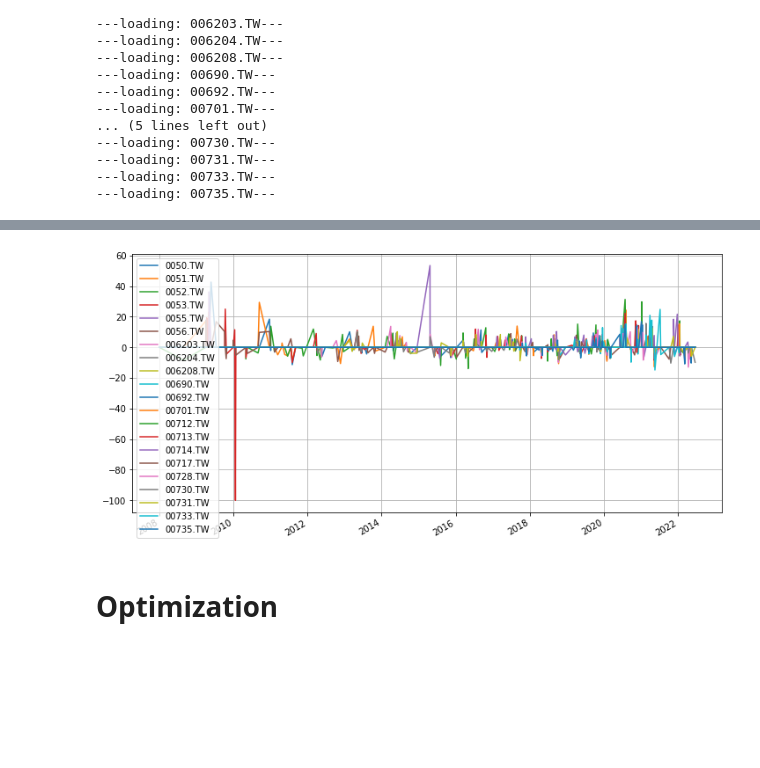
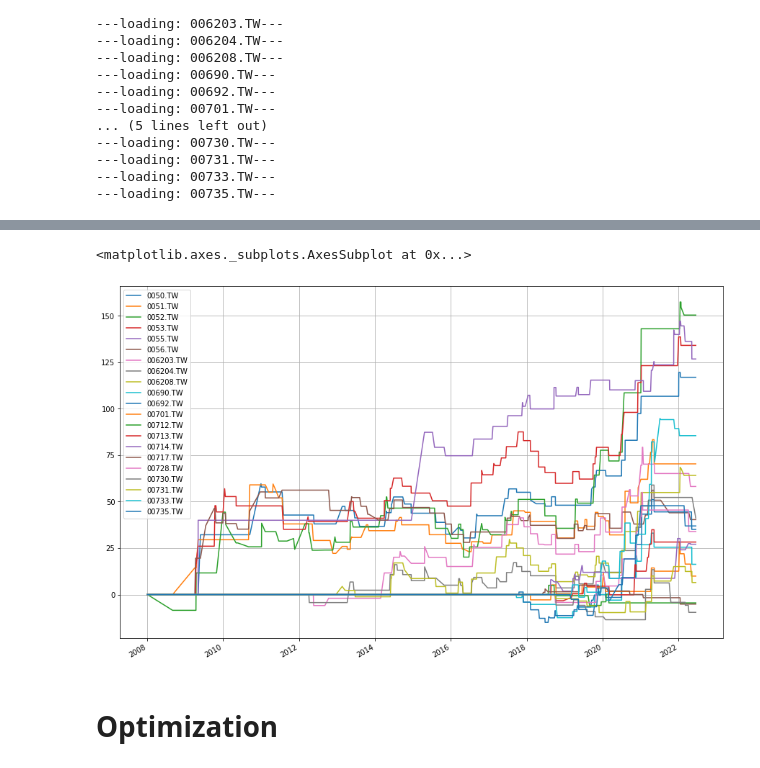
Before and after one commit to benson85560/yuanta, a Jupyter notebook: NEW_Div_yld_ATC_Strategy.ipynb, the cells around one changed output, grey strips where cells are left out. Saved outputs shown, nothing was run; the diff lists cells and outputs as text; code cells hidden in the pictures; blank space fills up the shorter version.

```diff
--- a/NEW_Div_yld_ATC_Strategy.ipynb
+++ b/NEW_Div_yld_ATC_Strategy.ipynb
@@ -534,7 +535,8 @@ dtype: float64 mean : inf
 # %%
-equity.plot(grid=True, figsize=(12, 6));
+np.cumsum(equity).plot(grid=True, figsize=(15, 10))
 # %% [output]
+<matplotlib.axes._subplots.AxesSubplot at 0x...>
-[figure, old version]
+[figure, new version]
 # %% [markdown]
 # **Optimization**
 # %% [markdown]
```
Also changed, not shown: parts of 8 cells of this notebook.
